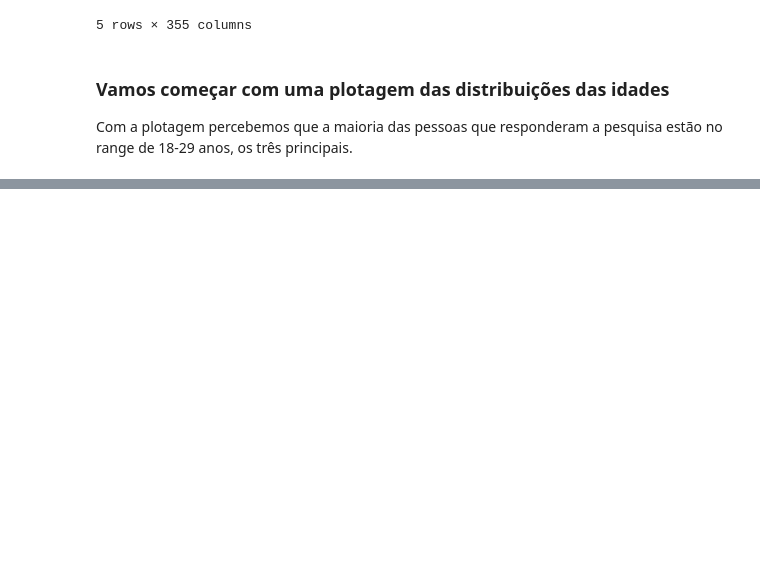
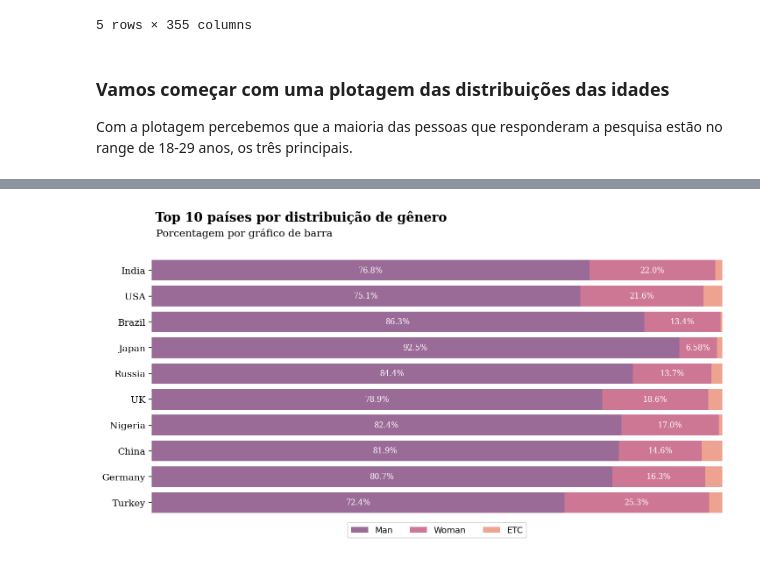
Before and after one commit to Ighus/ds_kaggle_2020_survey_competition, a Jupyter notebook: notebook.ipynb, the cells around one changed output, grey strips where cells are left out. Cells and saved outputs as stored; diff of their text form; code cells hidden in the pictures; blank space fills up the shorter version.

```diff
--- a/notebook.ipynb
+++ b/notebook.ipynb
@@ -144,0 +159,47 @@ plt.show()
+# %%
+data['Q2'] = data['Q2'].apply(lambda x : 'ETC' if x not in ['Man', 'Woman'] else x)
+data_q1q2 = data[data['Q2'] != 'ETC'].groupby(['Q2'])['Q1'].value_counts().unstack().sort_index()
+man = data_q1q2.loc['Man']
+woman = -data_q1q2.loc['Woman']
+q3_order = data['Q3'].value_counts()[:11].drop('Other').index
+data_q2q3 = data[['Q2', 'Q3']].groupby('Q3')['Q2'].value_counts().unstack().loc[q3_order]
+data_q2q3['sum'] = data_q2q3.sum(axis=1)
+data_q2q3_ratio = (data_q2q3.T / data_q2q3['sum']).T[['Man', 'Woman', 'ETC']].rename(index={'United States of America':'USA', 'United Kingdom of Great Britain and Northern Ireland': 'UK'})[::-1]
+
+fig, ax = plt.subplots(1,1,figsize=(12, 6),)
+
+ax.barh(data_q2q3_ratio.index, data_q2q3_ratio['Man'],
+        color='#712C6D', alpha=0.7, label='Man')
+ax.barh(data_q2q3_ratio.index, data_q2q3_ratio['Woman'], left=data_q2q3_ratio['Man'],
+        color='#BA3E69', alpha=0.7, label='Woman')
+ax.barh(data_q2q3_ratio.index, data_q2q3_ratio['ETC'], left=data_q2q3_ratio['Man']+data_q2q3_ratio['Woman'],
+        color='#E77D63', alpha=0.7, label='ETC')
+
+ax.set_xlim(0, 1)
+ax.set_xticks([])
+ax.set_yticklabels(data_q2q3_ratio.index, fontfamily='serif', fontsize=11)
+
+# male percentage
+for i in data_q2q3_ratio.index:
+    ax.annotate(f"{data_q2q3_ratio['Man'][i]*100:.3}%",
+                   xy=(data_q2q3_ratio['Man'][i]/2, i),
+                   va = 'center', ha='center',fontsize=9, fontweight='light', fontfamily='serif',
+                   color='white')
+
+for i in data_q2q3_ratio.index:
+    ax.annotate(f"{data_q2q3_ratio['Woman'][i]*100:.3}%",
+                   xy=(data_q2q3_ratio['Man'][i]+data_q2q3_ratio['Woman'][i]/2, i),
+                   va = 'center', ha='center',fontsize=9, fontweight='light', fontfamily='serif',
+                   color='white')
+
+
+fig.text(0.13, 0.95, 'Top 10 países por distribuição de gênero', fontsize=15, fontweight='bold', fontfamily='serif')
+fig.text(0.131, 0.91, 'Porcentagem por gráfico de barra', fontsize=12,fontfamily='serif')
+
+for s in ['top', 'left', 'right', 'bottom']:
+    ax.spines[s].set_visible(False)
+
+ax.legend(loc='lower center', ncol=3, bbox_to_anchor=(0.5, -0.06))
+plt.show()
+# %% [output]
+[figure, added]
```
Also changed, not shown: parts of 7 cells of this notebook, 1 other file.
